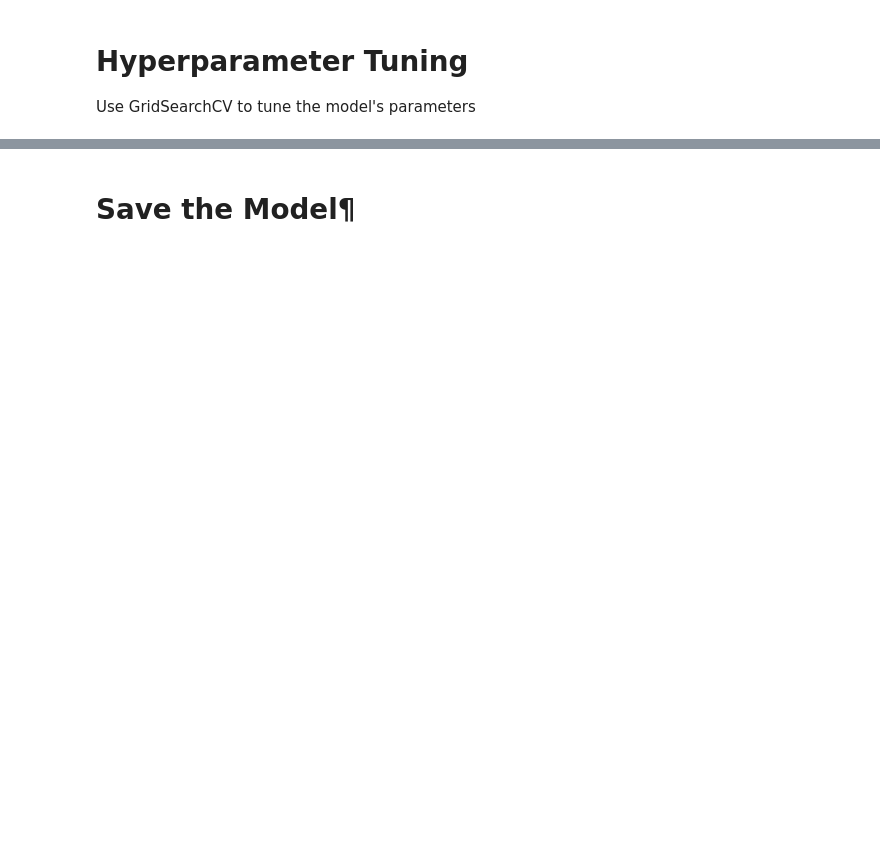
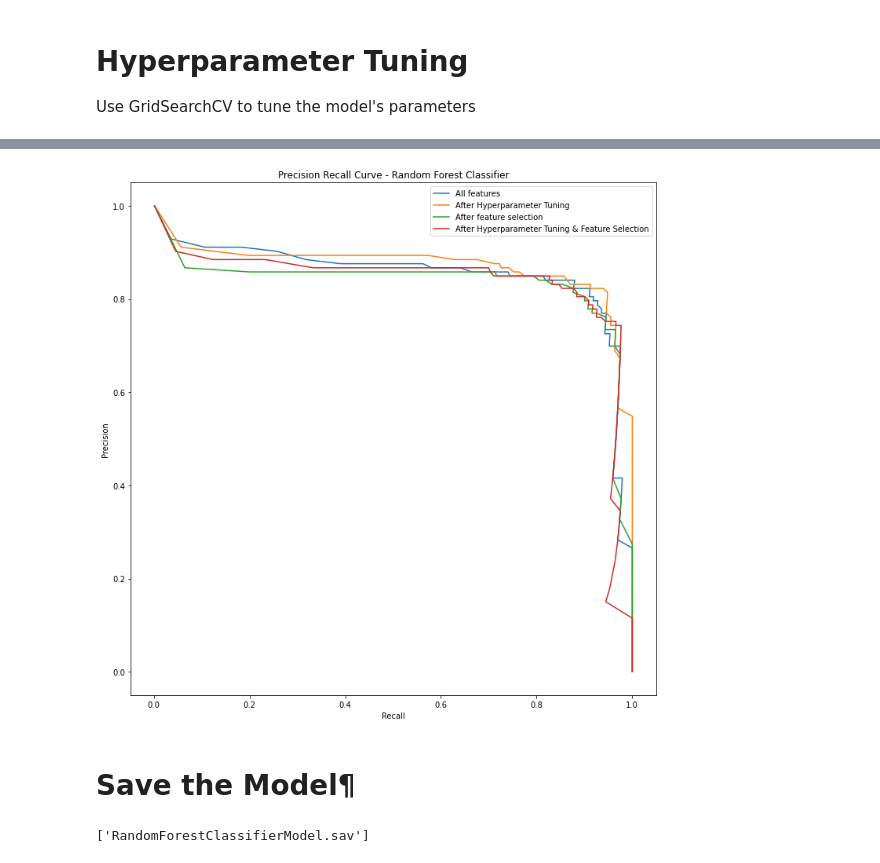
Before and after one commit to cdalsania/Credit_Card_Fraud_Detection, a Jupyter notebook: ml_models/RandomForest.ipynb, the cells around one changed output, grey strips where cells are left out. Saved outputs shown, nothing was run; the diff lists cells and outputs as text; code cells hidden in the pictures; blank space fills up the shorter version.

```diff
--- a/ml_models/RandomForest.ipynb
+++ b/ml_models/RandomForest.ipynb
@@ -442,5 +600,24 @@ plt.show()
+# %%
+plt.figure(figsize =(12, 12))
+p, r, t = precision_recall_curve(y_test.flatten(), randomTreePredictProba)
+plt.plot(p, r, label="All features")
+p, r, t = precision_recall_curve(y_test.flatten(), randomTreeGridPredictProba)
+plt.plot(p, r, label="After Hyperparameter Tuning")
+p, r, t = precision_recall_curve(y_test.flatten(), top_randomTreePredictProba)
+plt.plot(p, r, label="After feature selection")
+p, r, t = precision_recall_curve(y_test.flatten(), top_hypertunedrandomTreeModelPredictProba)
+plt.plot(p, r, label="After Hyperparameter Tuning & Feature Selection")
+plt.xlabel('Recall')
+plt.ylabel('Precision')
+plt.title('Precision Recall Curve - Random Forest Classifier')
+plt.legend()
+plt.show()
+# %% [output]
+[figure, added]
 # %% [markdown]
 # Save the Model¶
 # %%
-filename = 'RandomTreeClassifierModel.sav'
-joblib.dump(hypertunedRandomTreeModel, filename)
+filename = 'RandomForestClassifierModel.sav'
+joblib.dump(top_randomTreeModel, filename)
+# %% [output]
+['RandomForestClassifierModel.sav']
```
Also changed, not shown: parts of 38 cells of this notebook.
